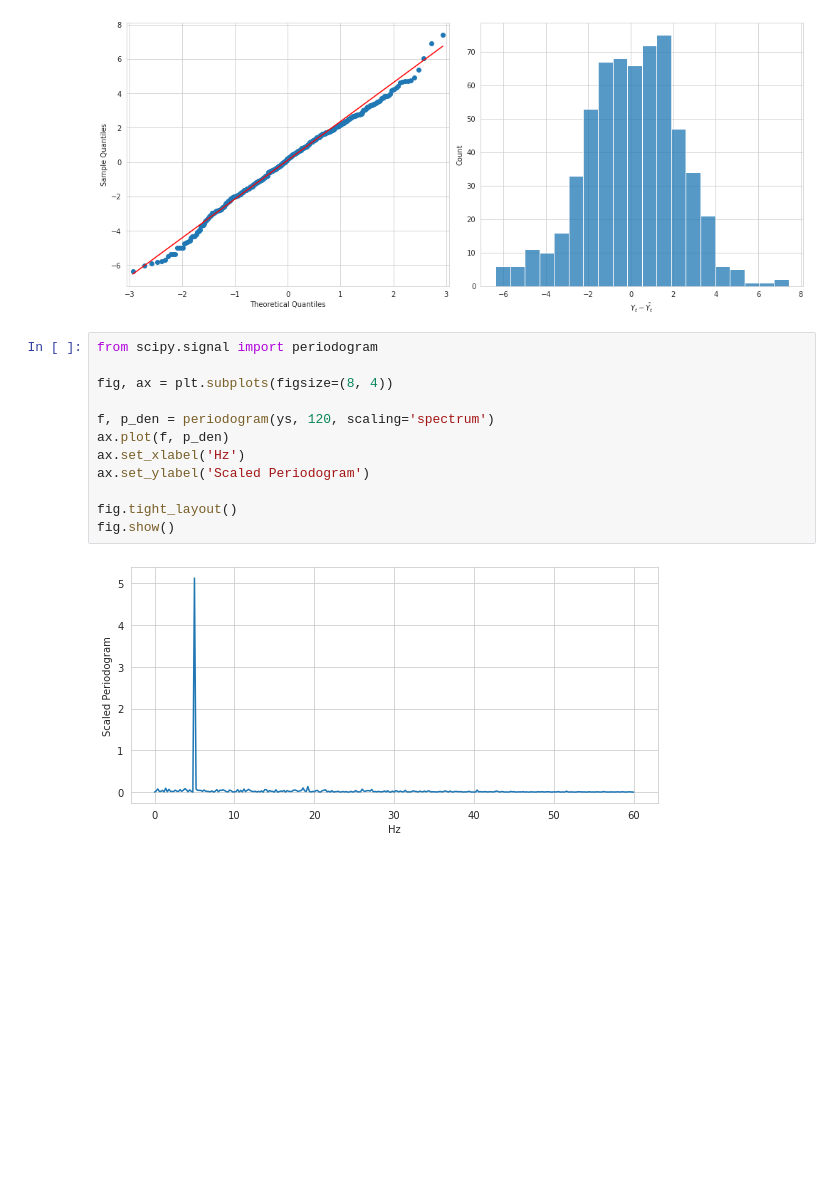
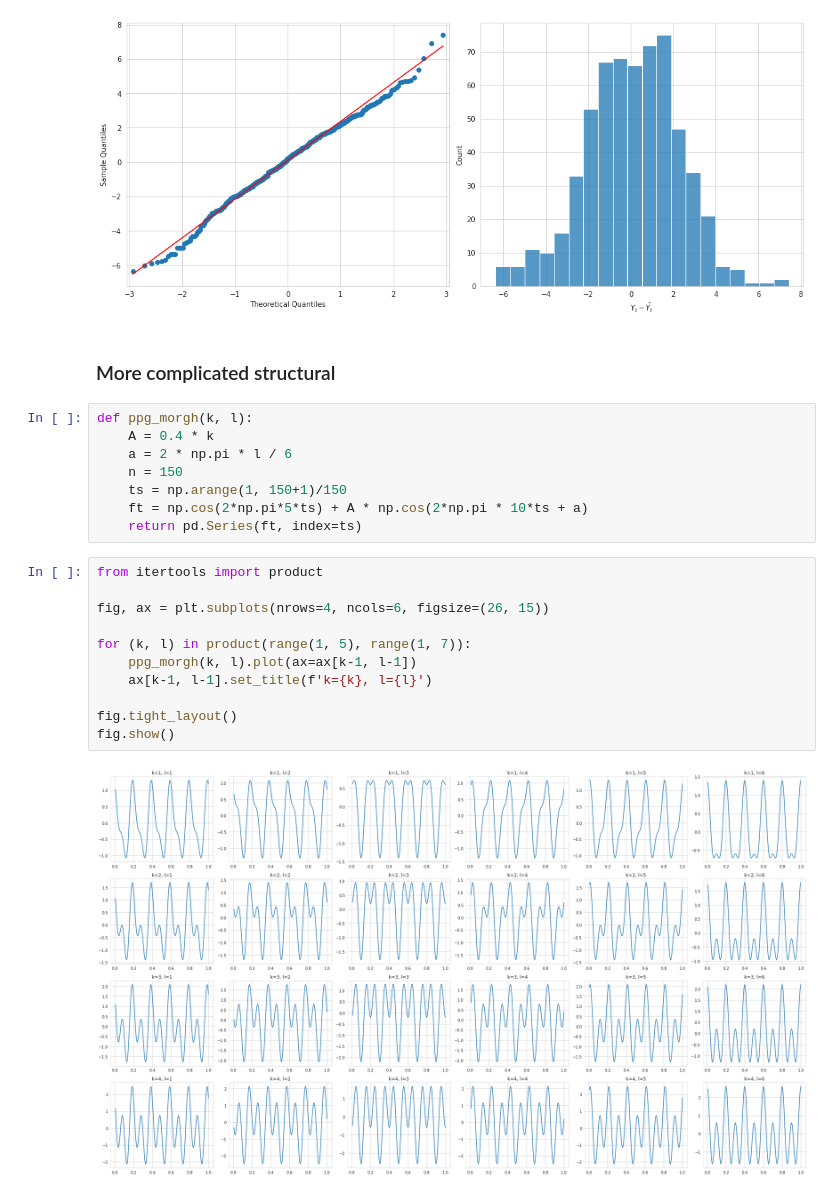
Before and after one commit to WHITSNAK/sta542-sp23, a Jupyter notebook: hw2/hw2.ipynb, the cells around one changed output. Saved outputs shown, nothing was run; the diff lists cells and outputs as text; blank space fills up the shorter version.

Commit message:
add ppg morgh

```diff
--- a/hw2/hw2.ipynb
+++ b/hw2/hw2.ipynb
@@ -144,17 +164,26 @@ fig.tight_layout()
 fig.show()
 # %% [output]
 [figure]
-# %%
-from scipy.signal import periodogram
-
-fig, ax = plt.subplots(figsize=(8, 4))
-
-f, p_den = periodogram(ys, 120, scaling='spectrum')
-ax.plot(f, p_den)
-ax.set_xlabel('Hz')
-ax.set_ylabel('Scaled Periodogram')
-
-fig.tight_layout()
-fig.show()
-# %% [output]
-[figure, removed]
+# %% [markdown]
+### More complicated structural
+# %%
+def ppg_morgh(k, l):
+    A = 0.4 * k
+    a = 2 * np.pi * l / 6
+    n = 150
+    ts = np.arange(1, 150+1)/150
+    ft = np.cos(2*np.pi*5*ts) + A * np.cos(2*np.pi * 10*ts + a)
+    return pd.Series(ft, index=ts)
+# %%
+from itertools import product
+
+fig, ax = plt.subplots(nrows=4, ncols=6, figsize=(26, 15))
+
+for (k, l) in product(range(1, 5), range(1, 7)):
+    ppg_morgh(k, l).plot(ax=ax[k-1, l-1])
+    ax[k-1, l-1].set_title(f'k={k}, l={l}')
+
+fig.tight_layout()
+fig.show()
+# %% [output]
+[figure, added]
```
Also changed, not shown: parts of 4 cells of this notebook, 2 other files.
